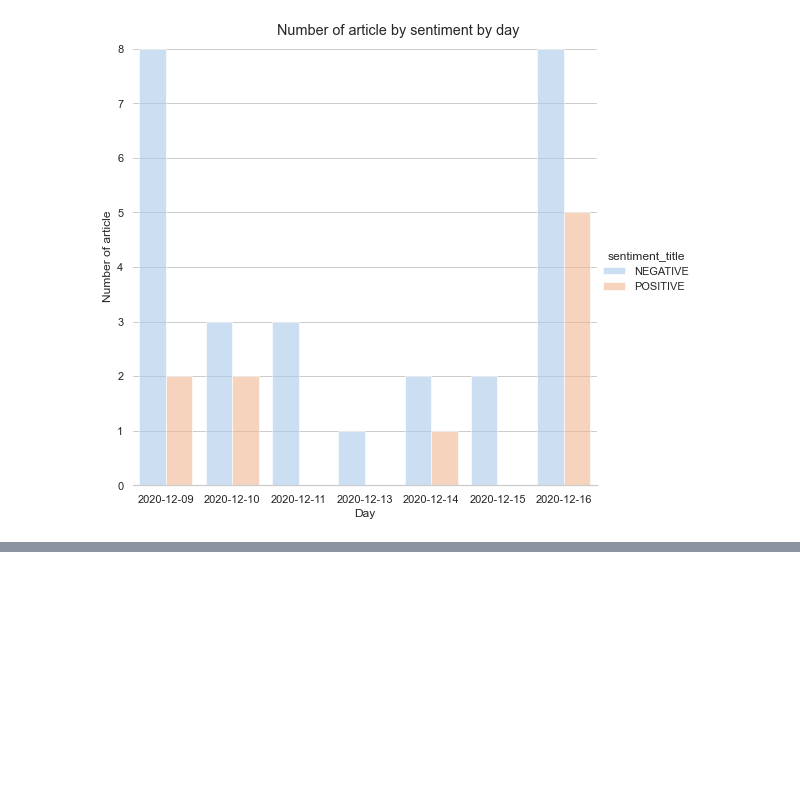
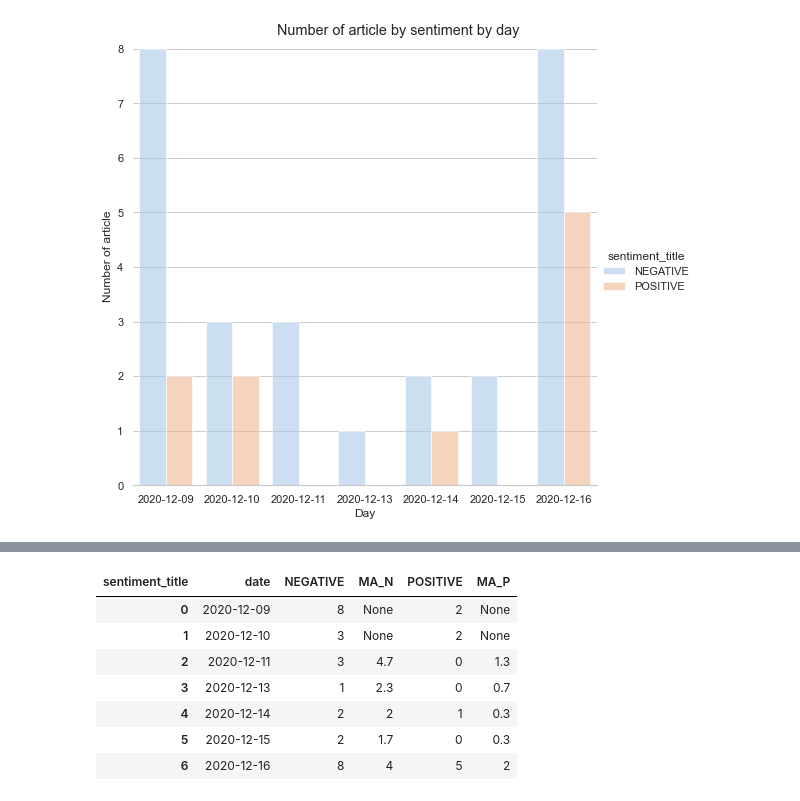
Before and after one commit to alchekroun/nlp-article, a Jupyter notebook: Comparative_analysis.ipynb, the cells around one changed output, grey strips where cells are left out. Drawn from its saved outputs; the diff is of its cells as text; code cells hidden in the pictures; blank space fills up the shorter version.

```diff
--- a/Comparative_analysis.ipynb
+++ b/Comparative_analysis.ipynb
@@ -34,0 +72,19 @@ True
+# %%
+# Moving Average for negativity
+for i in range(0,data_articles_cal.shape[0]-2):
+    data_articles_cal.loc[data_articles_cal.index[i+2], "MA_N"] = np.round(((data_articles_cal.iloc[i,1]+ data_articles_cal.iloc[i+1,1] +data_articles_cal.iloc[i+2,1])/3),1)
+
+# Moving Average for positivity
+for i in range(0,data_articles_cal.shape[0]-2):
+    data_articles_cal.loc[data_articles_cal.index[i+2], "MA_P"] = np.round(((data_articles_cal.iloc[i,3]+ data_articles_cal.iloc[i+1,3] +data_articles_cal.iloc[i+2,3])/3),1)
+
+data_articles_cal
+# %% [output]
+| sentiment_title | date | NEGATIVE | MA_N | POSITIVE | MA_P |
+| 0 | 2020-12-09 | 8 | None | 2 | None |
+| 1 | 2020-12-10 | 3 | None | 2 | None |
+| 2 | 2020-12-11 | 3 | 4.7 | 0 | 1.3 |
+| 3 | 2020-12-13 | 1 | 2.3 | 0 | 0.7 |
+| 4 | 2020-12-14 | 2 | 2 | 1 | 0.3 |
+| 5 | 2020-12-15 | 2 | 1.7 | 0 | 0.3 |
+| 6 | 2020-12-16 | 8 | 4 | 5 | 2 |
```
Also changed, not shown: parts of 8 cells of this notebook.
